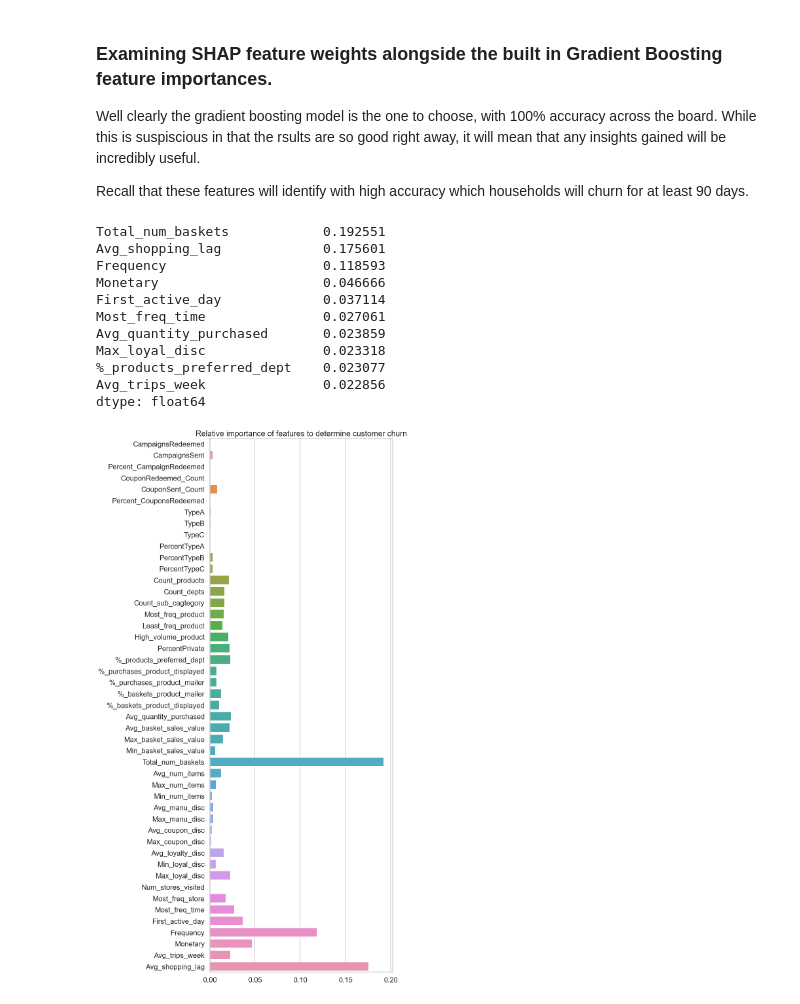
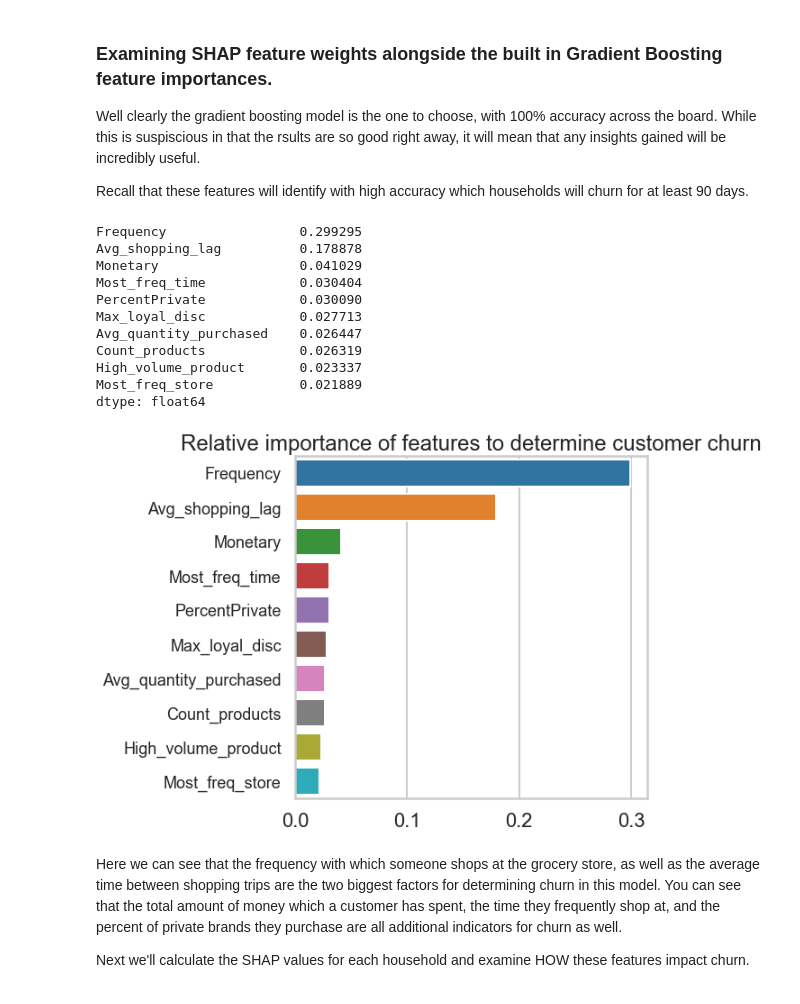
Before and after one commit to NickD-Dean/Springboard, a Jupyter notebook: Capstone Project 3/Code/Churn Prediction & Analysis.ipynb, the cells around one changed output. Cells and saved outputs as stored; diff of their text form; code cells hidden in the pictures.

Commit message:
Completed hyperparameter tuning and calculating SHAP values

```diff
--- a/Capstone Project 3/Code/Churn Prediction & Analysis.ipynb
+++ b/Capstone Project 3/Code/Churn Prediction & Analysis.ipynb
@@ -202,7 +204,9 @@ Here we can see those features which exhibit the strongest difference between th
 
 Creating a train/test split and scaling the data. I'm going to eliminate the categorical data since I have demographic information for less than 50% of the data set.
 # %%
-data = df.drop('Recency', axis=1).select_dtypes(np.number)
+# dropping the column used to calculate churn, as well as several other features which are highly correlated or
+# are categorical features represented by numeric values.
+data = df.drop(['Recency', 'Total_num_baskets', 'First_active_day'], axis=1).select_dtypes(np.number)
 cols = data.columns
 scaler = MinMaxScaler()
 data = scaler.fit_transform(data)
@@ -347,5 +352,5 @@ print('GB best parameters: ', grade_best_params)"""
 # %%
-gb = GradientBoostingClassifier(n_estimators=8595, min_samples_split=41, min_impurity_decrease=0.001, max_depth=35,
+gb = GradientBoostingClassifier(n_estimators=7968, min_samples_split=41, min_impurity_decrease=0.001, max_depth=22,
                                random_state=42)
 gb.fit(x_train, y_train)
 gpred_opt = gb.predict(x_test)
@@ -373,20 +378,27 @@ gbweight = gb.feature_importances_
 gbweight = pd.Series(gbweight, index = x_train.columns)
 gbweight.sort_values(ascending=False).head(10)
 # %% [output]
-Total_num_baskets            0.192551
-Avg_shopping_lag             0.175601
-Frequency                    0.118593
-Monetary                     0.046666
-First_active_day             0.037114
-Most_freq_time               0.027061
-Avg_quantity_purchased       0.023859
-Max_loyal_disc               0.023318
-%_products_preferred_dept    0.023077
-Avg_trips_week               0.022856
+Frequency                 0.299295
+Avg_shopping_lag          0.178878
+Monetary                  0.041029
+Most_freq_time            0.030404
+PercentPrivate            0.030090
+Max_loyal_disc            0.027713
+Avg_quantity_purchased    0.026447
+Count_products            0.026319
+High_volume_product       0.023337
+Most_freq_store           0.021889
 dtype: float64
 # %%
-plt.figure(figsize=(10,30))
-sns.barplot(x= gbweight, y= x_train.columns, orient='h')
-plt.title('Relative importance of features to determine customer churn');
+plt.figure(figsize=(7,7))
+
+topten = list(gbweight.sort_values(ascending=False).head(10).index)
+g = sns.barplot(x= gbweight.sort_values(ascending=False).head(10),y = topten, orient='h')
+plt.title('Relative importance of features to determine customer churn')
+g.set_yticklabels(topten, size = 18);
 # %% [output]
-[figure, old version]
+[figure, new version]
+# %% [markdown]
+Here we can see that the frequency with which someone shops at the grocery store, as well as the average time between shopping trips are the two biggest factors for determining churn in this model. You can see that the total amount of money which a customer has spent, the time they frequently shop at, and the percent of private brands they purchase are all additional indicators for churn as well.
+
+Next we'll calculate the SHAP values for each household and examine HOW these features impact churn.
```
Also changed, not shown: parts of 9 cells of this notebook.
